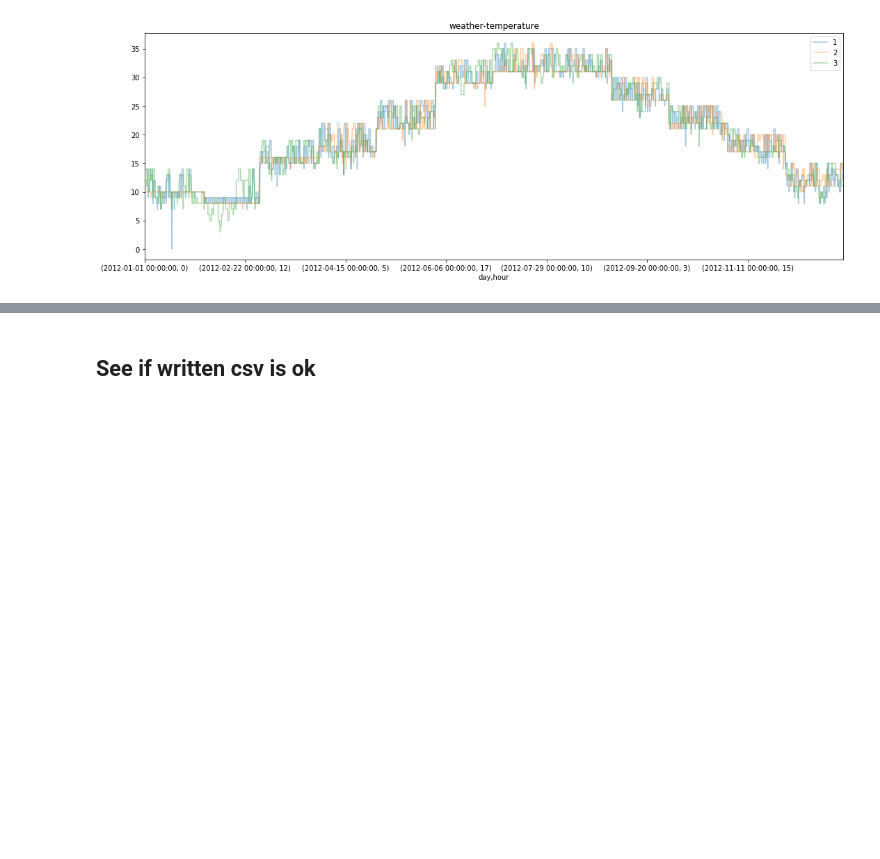
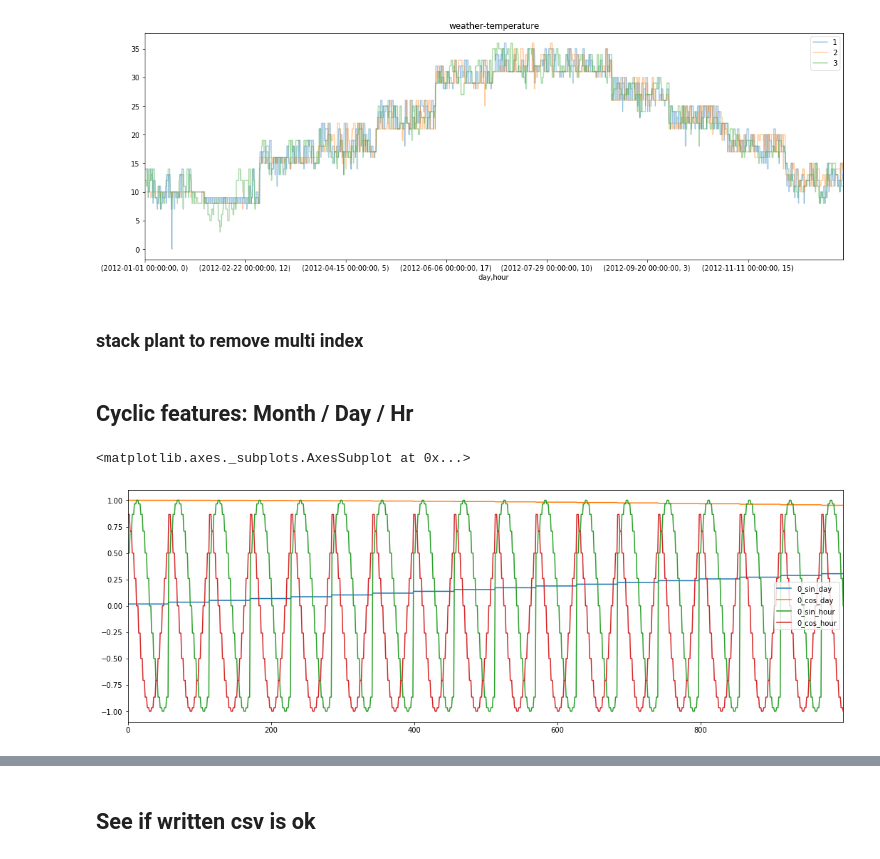
Before and after one commit to mallibus/PV-Multivariate-Time-Series, a Jupyter notebook: EDA.ipynb, the cells around one changed output, grey strips where cells are left out. Cells and saved outputs as stored; diff of their text form; code cells hidden in the pictures; blank space fills up the shorter version.

Commit message:
Added cyclic features

```diff
--- a/EDA.ipynb
+++ b/EDA.ipynb
@@ -288,3 +288,20 @@ plt.show()
 # %% [output]
 <Figure size 1296x432 with 0 Axes>
 [figure]
+# %% [markdown]
+### stack plant to remove multi index
+# %%
+dfg = dfg.stack('idplant')
+# %% [markdown]
+## Cyclic features: Month / Day / Hr
+# %%
+#hour is transformed as h+2 beacuse opening plan hours are numberd from 0 to 19 and represent 02:00 to 20:00
+time_block =  pd.DataFrame([pd.Series(dfg.index.get_level_values('day')).apply(lambda d:np.sin(d.dayofyear*(2.*np.pi/366))),
+                            pd.Series(dfg.index.get_level_values('day')).apply(lambda d:np.cos(d.dayofyear*(2.*np.pi/366))),
+                            pd.Series(dfg.index.get_level_values('hour')).apply(lambda h:np.sin((h+2)*(2.*np.pi/24))),
+                            pd.Series(dfg.index.get_level_values('hour')).apply(lambda h:np.cos((h+2)*(2.*np.pi/24)))]).T
+time_block.columns = ['0_sin_day','0_cos_day','0_sin_hour','0_cos_hour']
+time_block[:1000].plot(figsize=(18,6))
+# %% [output]
+<matplotlib.axes._subplots.AxesSubplot at 0x...>
+[figure, added]
```
Also changed, not shown: parts of 4 cells of this notebook, 1 other file.
